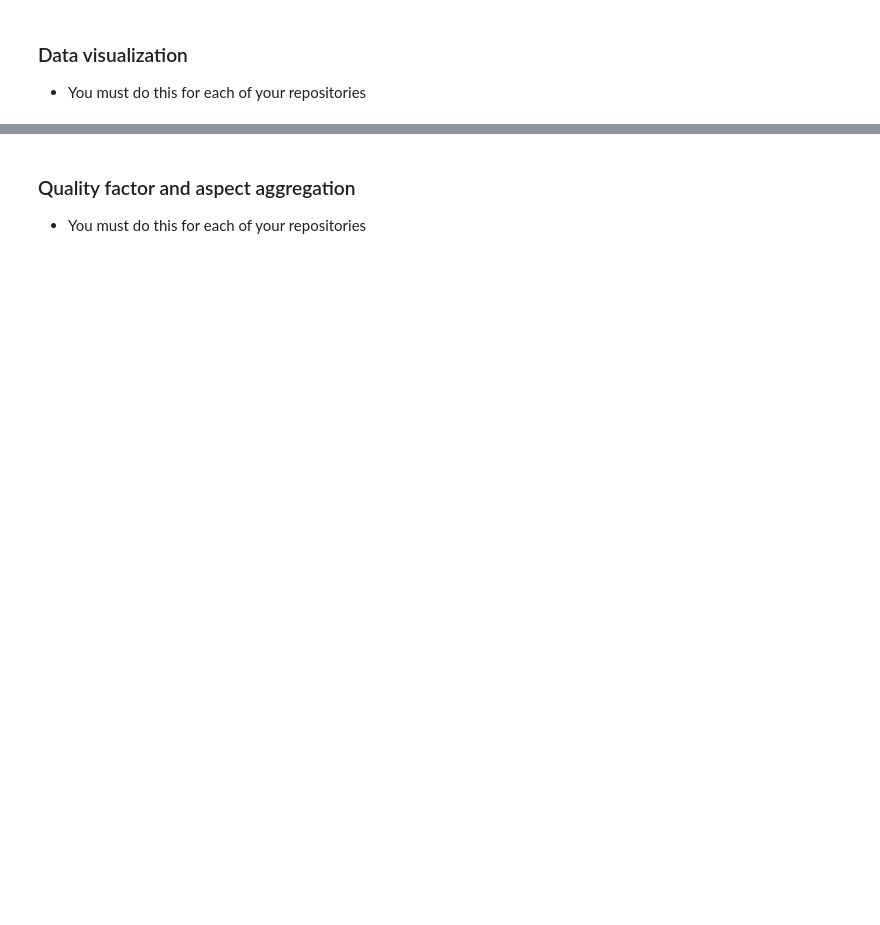
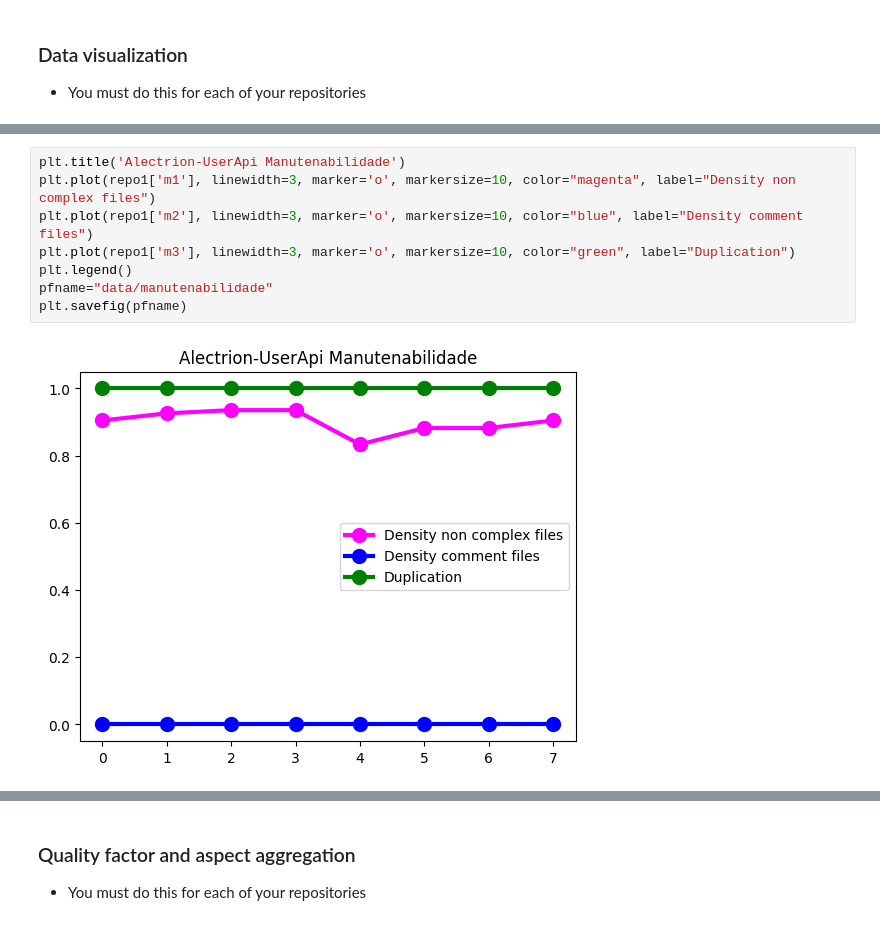
Before and after one commit to fga-eps-mds/2022-1-Alectrion-DOC, a Jupyter notebook: analytics.ipynb, the cells around one changed output, grey strips where cells are left out. Saved outputs shown, nothing was run; the diff lists cells and outputs as text; blank space fills up the shorter version.

```diff
--- a/analytics.ipynb
+++ b/analytics.ipynb
@@ -432,0 +469,10 @@ plt.legend()
+# %%
+plt.title('Alectrion-UserApi Manutenabilidade')
+plt.plot(repo1['m1'], linewidth=3, marker='o', markersize=10, color="magenta", label="Density non complex files")
+plt.plot(repo1['m2'], linewidth=3, marker='o', markersize=10, color="blue", label="Density comment files")
+plt.plot(repo1['m3'], linewidth=3, marker='o', markersize=10, color="green", label="Duplication")
+plt.legend()
+pfname="data/manutenabilidade"
+plt.savefig(pfname)
+# %% [output]
+[figure, added]
```
Also changed, not shown: parts of 33 cells of this notebook, 8 other files.
